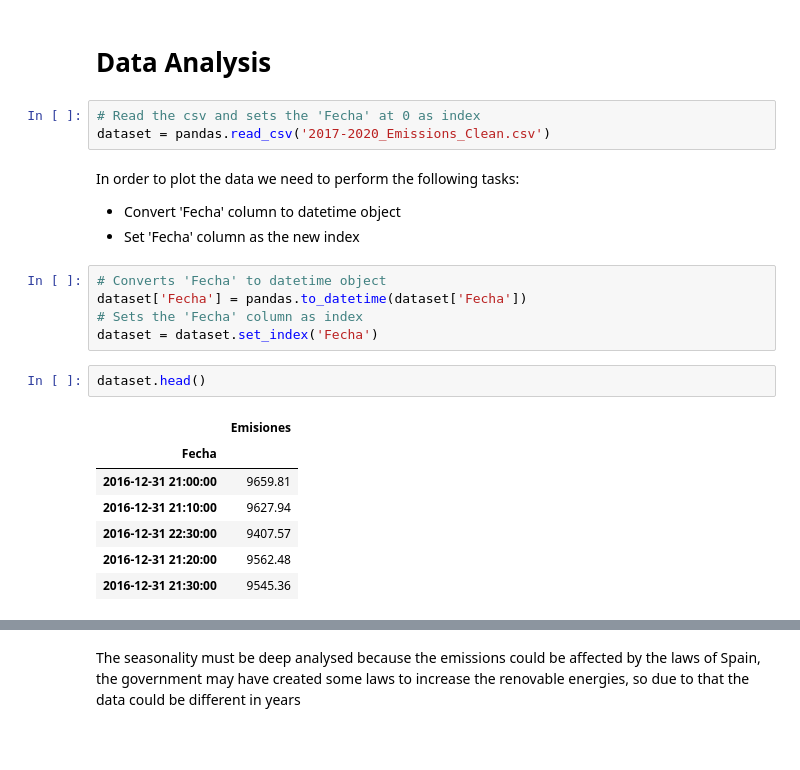
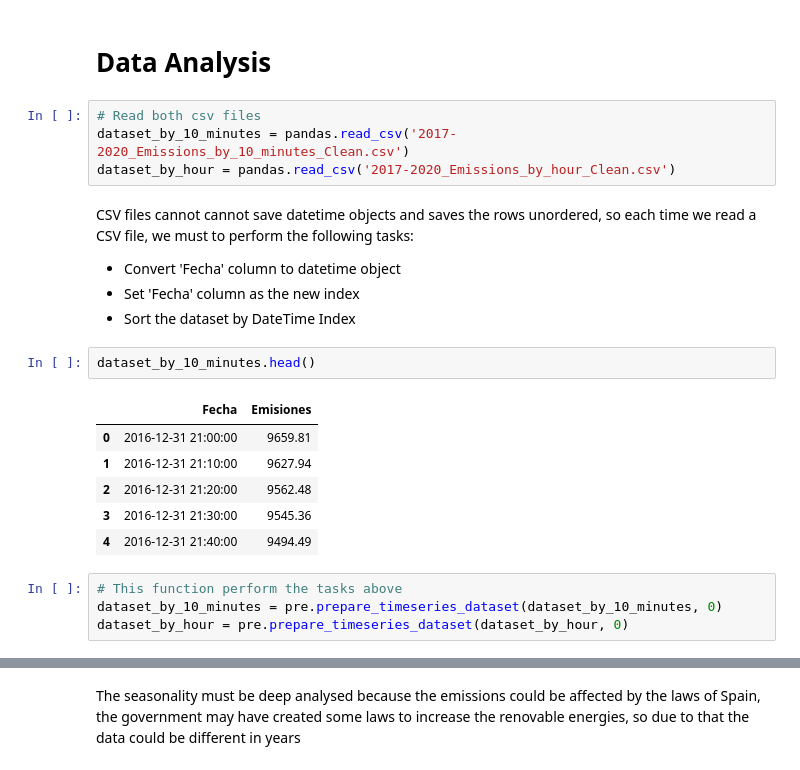
Before and after one commit to hectorLop/CO2_emissions_forecast, a Jupyter notebook: CO2_feature_engineering_and_visualization.ipynb, the cells around one changed output, grey strips where cells are left out. Drawn from its saved outputs; the diff is of its cells as text; blank space fills up the shorter version.

```diff
--- a/CO2_feature_engineering_and_visualization.ipynb
+++ b/CO2_feature_engineering_and_visualization.ipynb
@@ -92,24 +154,25 @@ dataset.to_csv("2017-2020_Emissions_Clean.csv", index=False)
 # %% [markdown]
 # Data Analysis
-# %%
-# Read the csv and sets the 'Fecha' at 0 as index
-dataset = pandas.read_csv('2017-2020_Emissions_Clean.csv')
+# %%
+# Read both csv files
+dataset_by_10_minutes = pandas.read_csv('2017-2020_Emissions_by_10_minutes_Clean.csv')
+dataset_by_hour = pandas.read_csv('2017-2020_Emissions_by_hour_Clean.csv')
 # %% [markdown]
-In order to plot the data we need to perform the following tasks:
+CSV files cannot cannot save datetime objects and saves the rows unordered, so each time we read a CSV file, we must
+to perform the following tasks:
 - Convert 'Fecha' column to datetime object
 - Set 'Fecha' column as the new index
+- Sort the dataset by DateTime Index
-# %%
-# Converts 'Fecha' to datetime object
-dataset['Fecha'] = pandas.to_datetime(dataset['Fecha'])
-# Sets the 'Fecha' column as index
-dataset = dataset.set_index('Fecha')
 # %%
-dataset.head()
+dataset_by_10_minutes.head()
 # %% [output]
-|  | Emisiones |
-| Fecha |  |
-| 2016-12-31 21:00:00 | 9659.81 |
-| 2016-12-31 21:10:00 | 9627.94 |
-| 2016-12-31 22:30:00 | 9407.57 |
-| 2016-12-31 21:20:00 | 9562.48 |
-| 2016-12-31 21:30:00 | 9545.36 |
+|  | Fecha | Emisiones |
+| 0 | 2016-12-31 21:00:00 | 9659.81 |
+| 1 | 2016-12-31 21:10:00 | 9627.94 |
+| 2 | 2016-12-31 21:20:00 | 9562.48 |
+| 3 | 2016-12-31 21:30:00 | 9545.36 |
+| 4 | 2016-12-31 21:40:00 | 9494.49 |
+# %%
+# This function perform the tasks above
+dataset_by_10_minutes = pre.prepare_timeseries_dataset(dataset_by_10_minutes, 0)
+dataset_by_hour = pre.prepare_timeseries_dataset(dataset_by_hour, 0)
```
Also changed, not shown: parts of 28 cells of this notebook.
